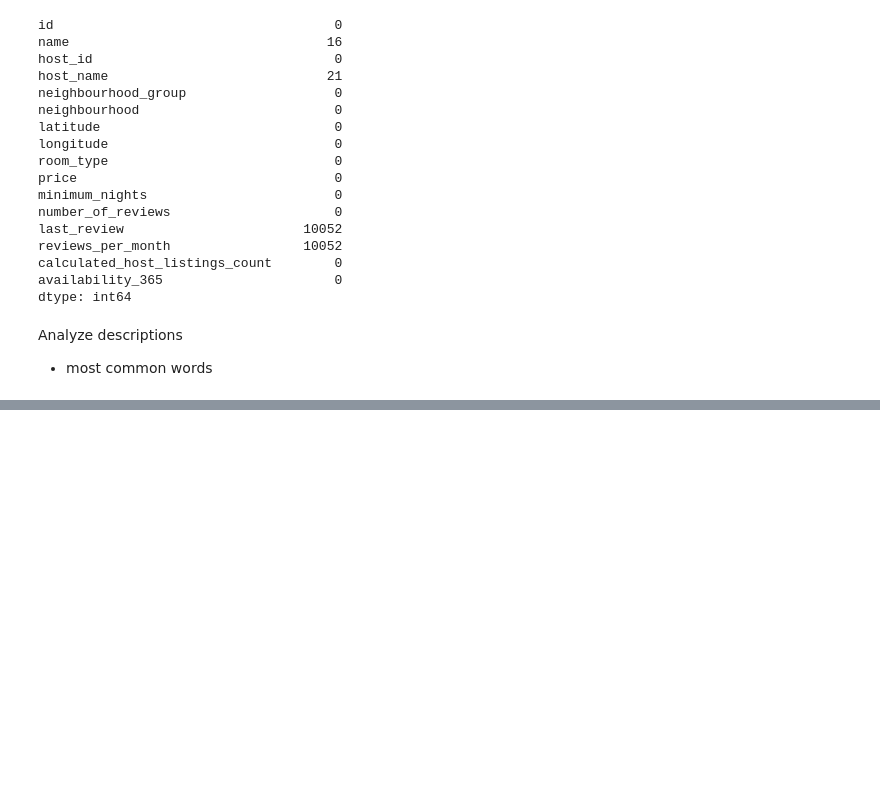
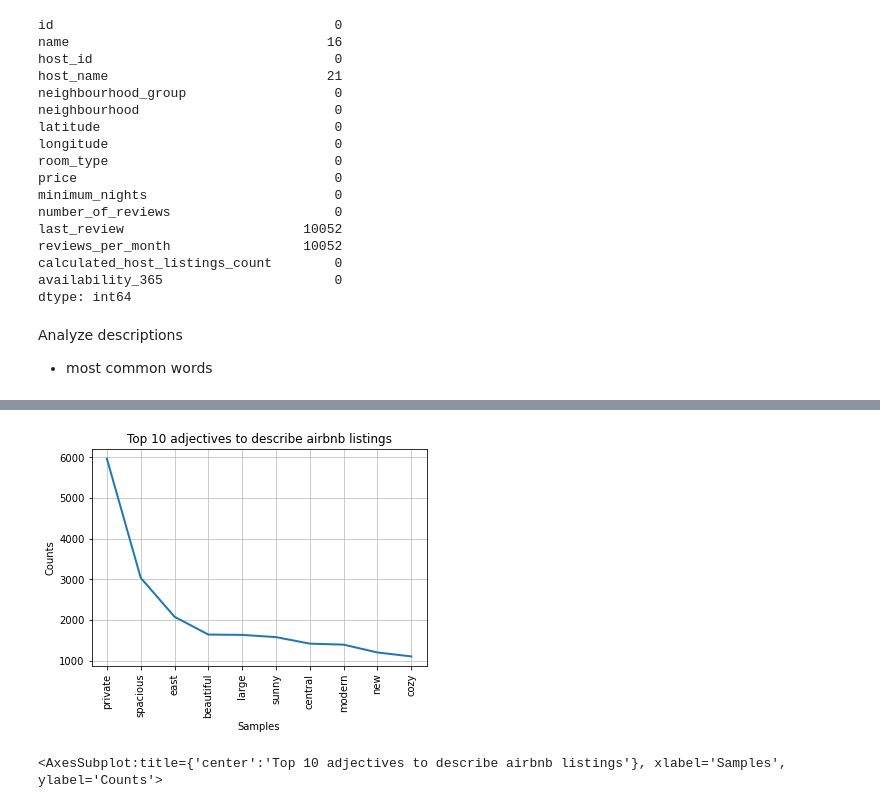
Before and after one commit to kevoinno/data-science-projects, a Jupyter notebook: california-housing/airbnb-eda.ipynb, the cells around one changed output, grey strips where cells are left out. Drawn from its saved outputs; the diff is of its cells as text; code cells hidden in the pictures; blank space fills up the shorter version.

```diff
--- a/california-housing/airbnb-eda.ipynb
+++ b/california-housing/airbnb-eda.ipynb
@@ -178,0 +137,6 @@ dict(word_dist)
+# %%
+plt.title('Top 10 adjectives to describe airbnb listings')
+adjective_dist.plot(10)
+# %% [output]
+[figure, added]
+<AxesSubplot:title={'center':'Top 10 adjectives to describe airbnb listings'}, xlabel='Samples', ylabel='Counts'>
```
Also changed, not shown: parts of 28 cells of this notebook.
